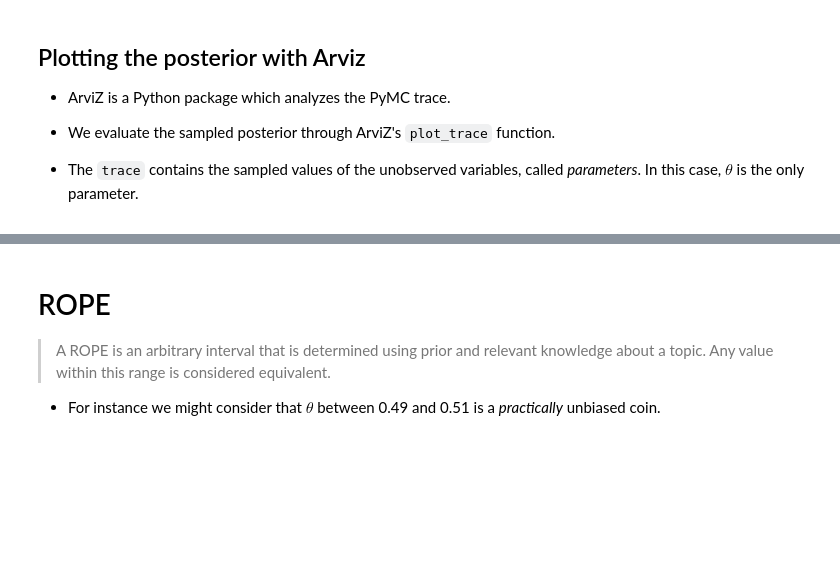
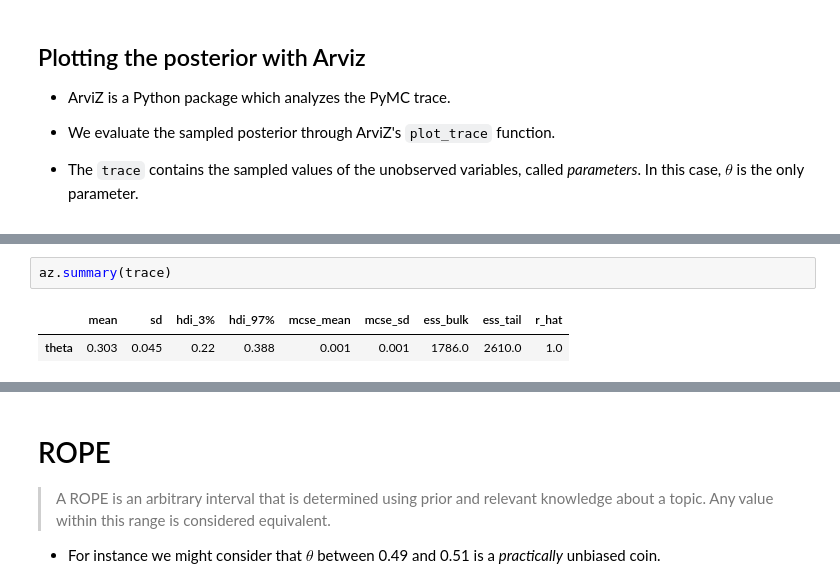
Before and after one commit to gcorani/bda, a Jupyter notebook: 1-ProbProgramming-proportion.ipynb, the cells around one changed output, grey strips where cells are left out. Cells and saved outputs as stored; diff of their text form; blank space fills up the shorter version.

```diff
--- a/1-ProbProgramming-proportion.ipynb
+++ b/1-ProbProgramming-proportion.ipynb
@@ -159,3 +172,8 @@ az.plot_trace(trace);
+# %%
+az.summary(trace)
+# %% [output]
+|  | mean | sd | hdi_3% | hdi_97% | mcse_mean | mcse_sd | ess_bulk | ess_tail | r_hat |
+| theta | 0.303 | 0.045 | 0.22 | 0.388 | 0.001 | 0.001 | 1786.0 | 2610.0 | 1.0 |
 # %%
 # the plot_posterior function is more concerned with the estimated values, it reports point estimate and HDI
 # the posterior mean, computed analytically, is (1 + 30)/ (1 + 30 + 70 +1) = 0.303, almost identical to the value estimated by pymc3.
```
Also changed, not shown: parts of 21 cells of this notebook, 4 other files.
